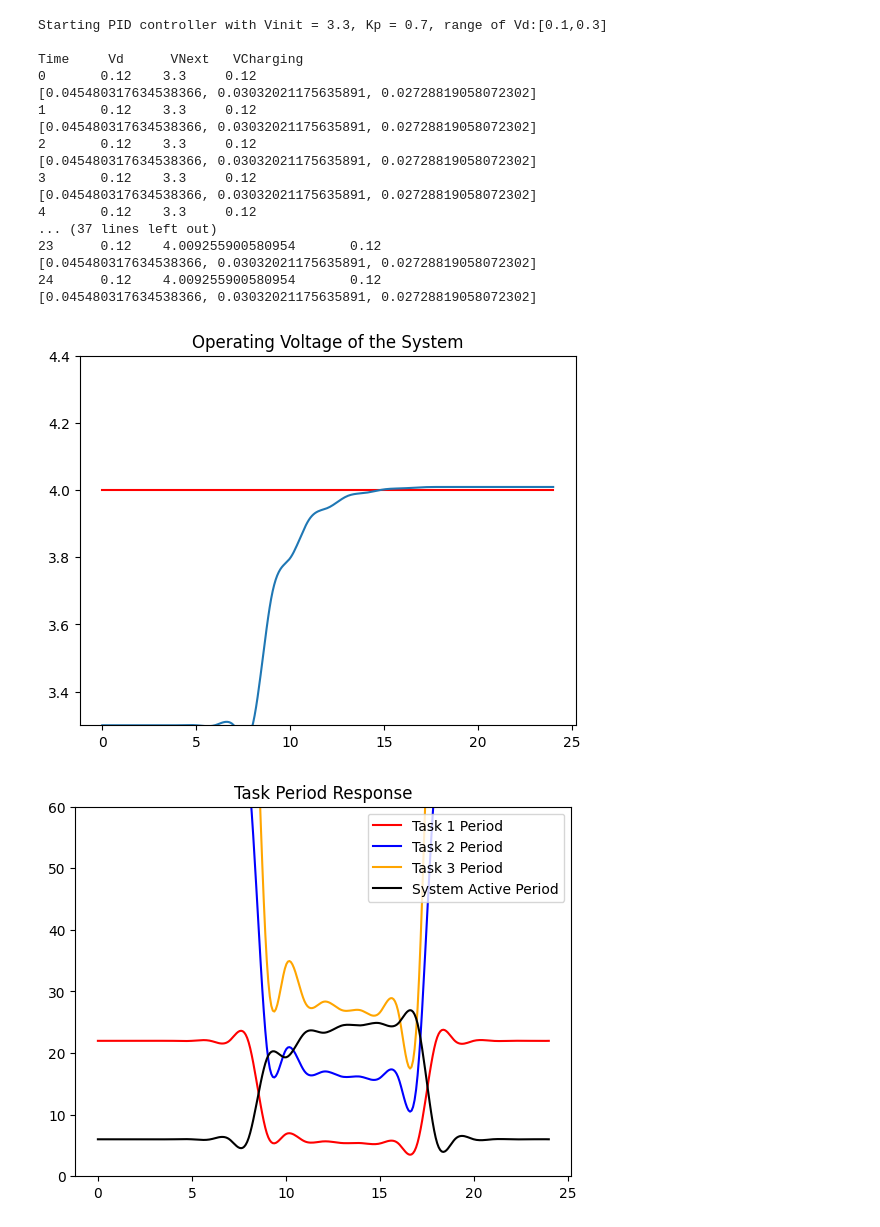
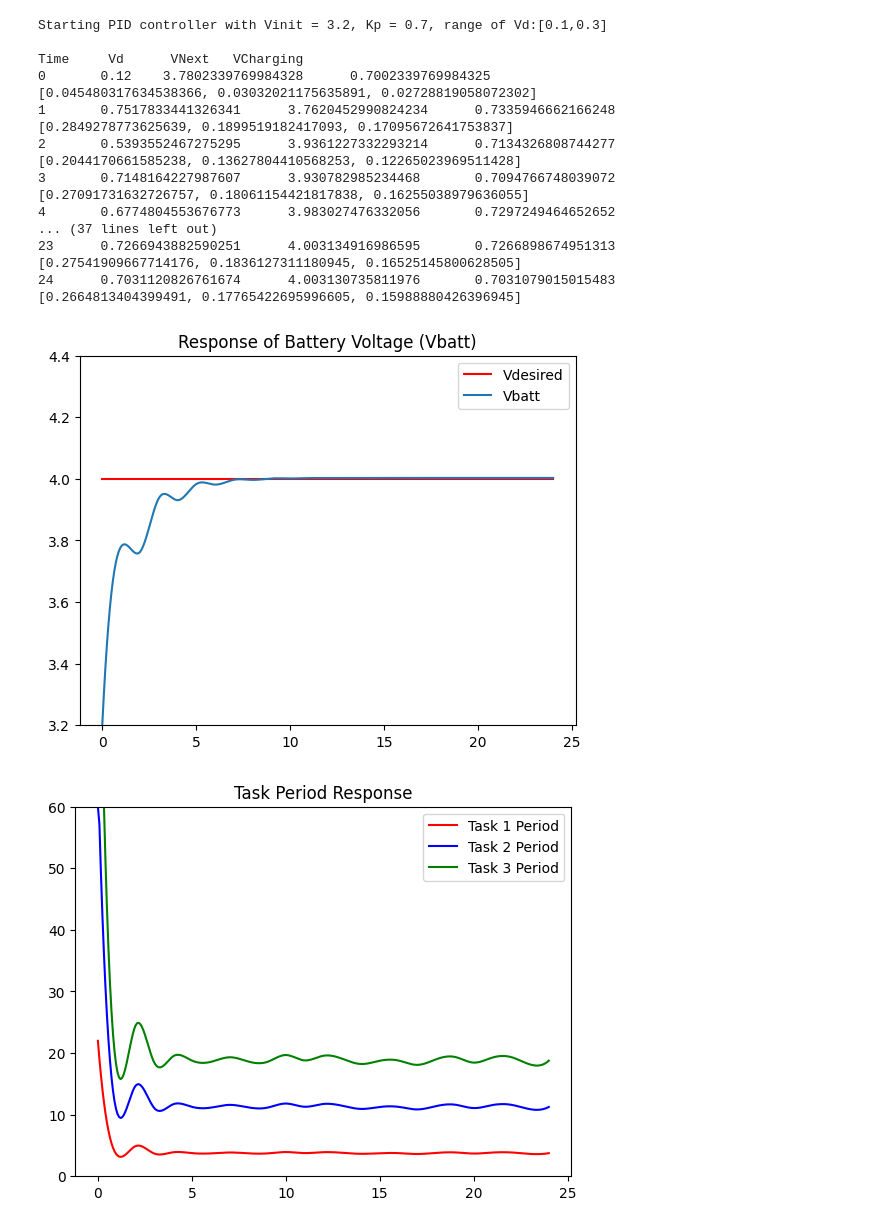
Before and after one commit to devjoshi9031/BeeHive-Sensing-Energy-Management-, a Jupyter notebook: new_pid/latest_pid_dummy.ipynb, the cells around one changed output. Drawn from its saved outputs; the diff is of its cells as text; code cells hidden in the pictures.

```diff
--- a/new_pid/latest_pid_dummy.ipynb
+++ b/new_pid/latest_pid_dummy.ipynb
@@ -84,7 +84,7 @@ class ControlSystem:
 
 
     def calcv_d(self,error,i):
-        vc = self.get_charging_voltage_wholeday(i)
+        vc = self.get_charging_voltage(i)
         vd = vc - error
         # Clamping
         if(vd<=self.Vdleast):
@@ -127,7 +127,7 @@ def calculate_period(voltage=0.12):
     # print("Alpha: {}\t T1: {}\t T2: {}\t Ta={}\t Tb={}".format(alpha,T1,T2,Ta,60-Ta))
     return alpha,Ta,Uoverall, U, T
 # %%
-vcurr = 3.3
+vcurr = 3.2
 sim = simulator(vcurr)
 cs = ControlSystem()
 time.sleep(2)
@@ -169,23 +169,23 @@ while(True):
     U3.append(uall[2])
     i+=1
 # %% [output]
-Starting PID controller with Vinit = 3.3, Kp = 0.7, range of Vd:[0.1,0.3]
+Starting PID controller with Vinit = 3.2, Kp = 0.7, range of Vd:[0.1,0.3]
 
 Time     Vd      VNext   VCharging
-0       0.12    3.3     0.12
+0       0.12    3.7802339769984328      0.7002339769984325
 [0.045480317634538366, 0.03032021175635891, 0.02728819058072302]
-1       0.12    3.3     0.12
-[0.045480317634538366, 0.03032021175635891, 0.02728819058072302]
-2       0.12    3.3     0.12
-[0.045480317634538366, 0.03032021175635891, 0.02728819058072302]
-3       0.12    3.3     0.12
-[0.045480317634538366, 0.03032021175635891, 0.02728819058072302]
-4       0.12    3.3     0.12
+1       0.7517833441326341      3.7620452990824234      0.7335946662166248
+[0.2849278773625639, 0.1899519182417093, 0.17095672641753837]
+2       0.5393552467275295      3.9361227332293214      0.7134326808744277
+[0.2044170661585238, 0.13627804410568253, 0.12265023969511428]
+3       0.7148164227987607      3.930782985234468       0.7094766748039072
+[0.27091731632726757, 0.18061154421817838, 0.16255038979636055]
+4       0.6774804553676773      3.983027476332056       0.7297249464652652
 ... (37 lines left out)
-23      0.12    4.009255900580954       0.12
-[0.045480317634538366, 0.03032021175635891, 0.02728819058072302]
-24      0.12    4.009255900580954       0.12
-[0.045480317634538366, 0.03032021175635891, 0.02728819058072302]
+23      0.7266943882590251      4.003134916986595       0.7266898674951313
+[0.27541909667714176, 0.1836127311180945, 0.16525145800628505]
+24      0.7031120826761674      4.003130735811976       0.7031079015015483
+[0.2664813404399491, 0.17765422695996605, 0.15988880426396945]
 # %%
 desired_voltages = [cs.v_desired]*len(times)
 
@@ -193,47 +193,60 @@ fig1=plt.gcf()
 t = np.linspace(0,24,300)
 spl1 = make_interp_spline(np.array(times), np.array(voltages),k=3 )
 voltage_smt = spl1(t)
-plt.plot(times,desired_voltages,'red')
-plt.plot(t,voltage_smt)
-plt.ylim(3.3,4.4)
-plt.title('Operating Voltage of the System')
+plt.plot(times,desired_voltages,'red', label='Vdesired')
+plt.plot(t,voltage_smt, label='Vbatt')
+plt.ylim(3.2,4.4)
+plt.title('Response of Battery Voltage (Vbatt)')
+plt.legend()
 plt.show()
 
 T2=np.array(T2)
 spl2 = make_interp_spline(np.array(times),np.array(T1), k=3)
 spl3 = make_interp_spline(np.array(times),T2, k=3)
 spl8 = make_interp_spline(np.array(times),T3, k=3)
 spl7 = make_interp_spline(np.array(times),Tactive, k=3)
 T1_smt = spl2(t)
 T2_smt = spl3(t)
+for i in range(0,len(T2_smt)):
+    if(T2_smt[i] >60):
+        T2_smt[i]=60
 T3_smt = spl8(t)
 Tactive_smt = spl7(t)
 plt.plot(t,T1_smt,'red', label='Task 1 Period')
 plt.plot(t,T2_smt,'blue', label='Task 2 Period')
-plt.plot(t,T3_smt,'orange', label='Task 3 Period')
-plt.plot(t,Tactive_smt,'black', label='System Active Period')
+plt.plot(t,T3_smt,'green', label='Task 3 Period')
+# plt.plot(t,Tactive_smt,'black', label='System Active Period')
 plt.title('Task Period Response')
 plt.ylim(0,60)
 plt.legend()
 plt.show()
 
 spl4 = make_interp_spline(np.array(times), np.array(charging_voltages),k=2)
 spl5 = make_interp_spline(np.array(times), np.array(discharge_voltages),k=2)
 ch_smt = spl4(t)
 dis_smt = spl5(t)
 plt.plot(t,ch_smt,'red')
 # plt.plot(t,dis_smt)
 plt.ylim(0,1)
-plt.title('Vc at 0.5 with random 5% percent error')
+plt.title('Vcharging at 0.5 with random 5% percent error')
 plt.show()
 
-spl6 = make_interp_spline(np.array(times), np.array(U),k=3 )
-Usmt = spl6(t)
-plt.plot(t,Usmt,'blue', label='U')
+spl6 = make_interp_spline(np.array(times), np.array(U1),k=3)
+spl9 = make_interp_spline(np.array(times), np.array(U2),k=3)
+spl10 = make_interp_spline(np.array(times), np.array(U3),k=3)
+spl11 = make_interp_spline(np.array(times), np.array(U),k=3)
+U1smt = spl6(t)
+U2smt = spl9(t)
+U3smt = spl10(t)
+Usmt = spl11(t)
+plt.plot(t,U1smt,'red', label='U1')
+plt.plot(t,U1smt,'blue', label='U2')
+plt.plot(t,U1smt,'green', label='U3')
+plt.plot(t,Usmt,'black', label='Utotal')
 plt.title('Utilization of the system in 1 Control Period')
 plt.ylim(0,1)
 plt.legend()
 plt.show()
 # %% [output]
-[figure, old version]
+[figure, new version]
-[figure, old version]
+[figure, new version]
```
Also changed, not shown: parts of 2 cells of this notebook, 15 other files.
